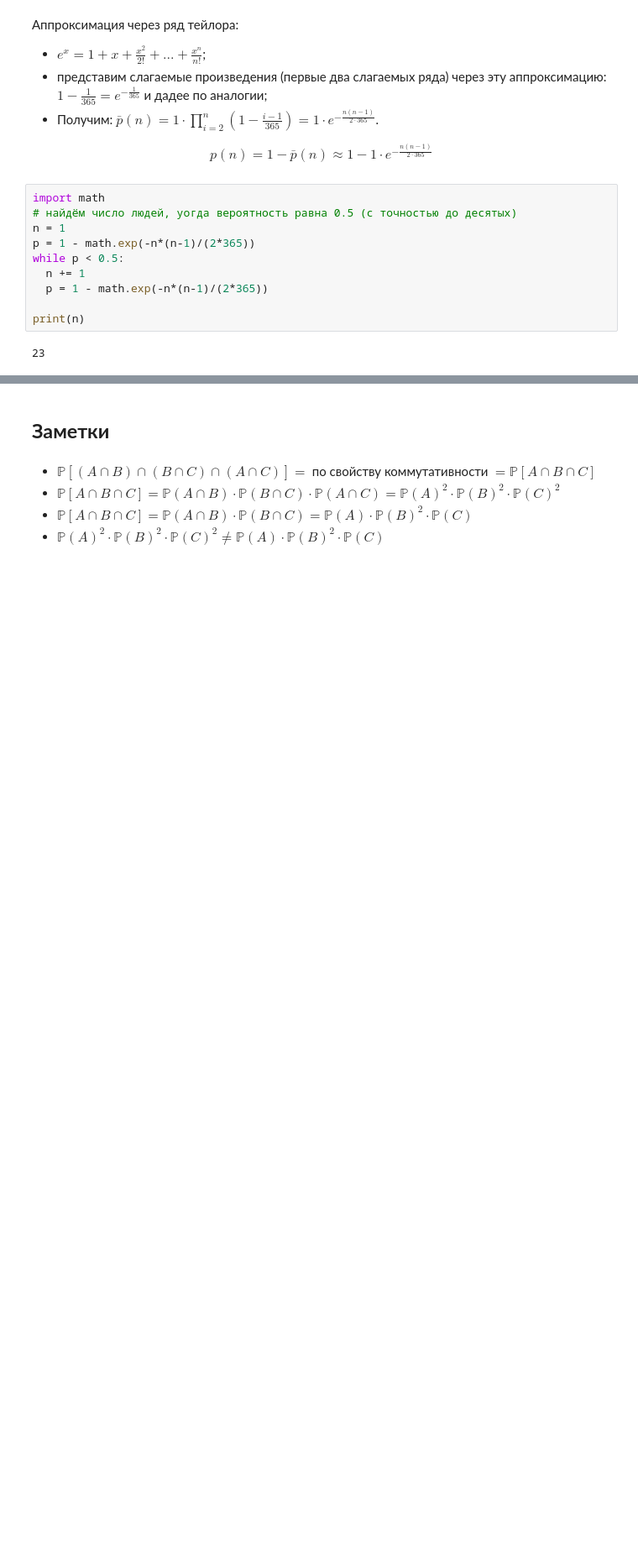
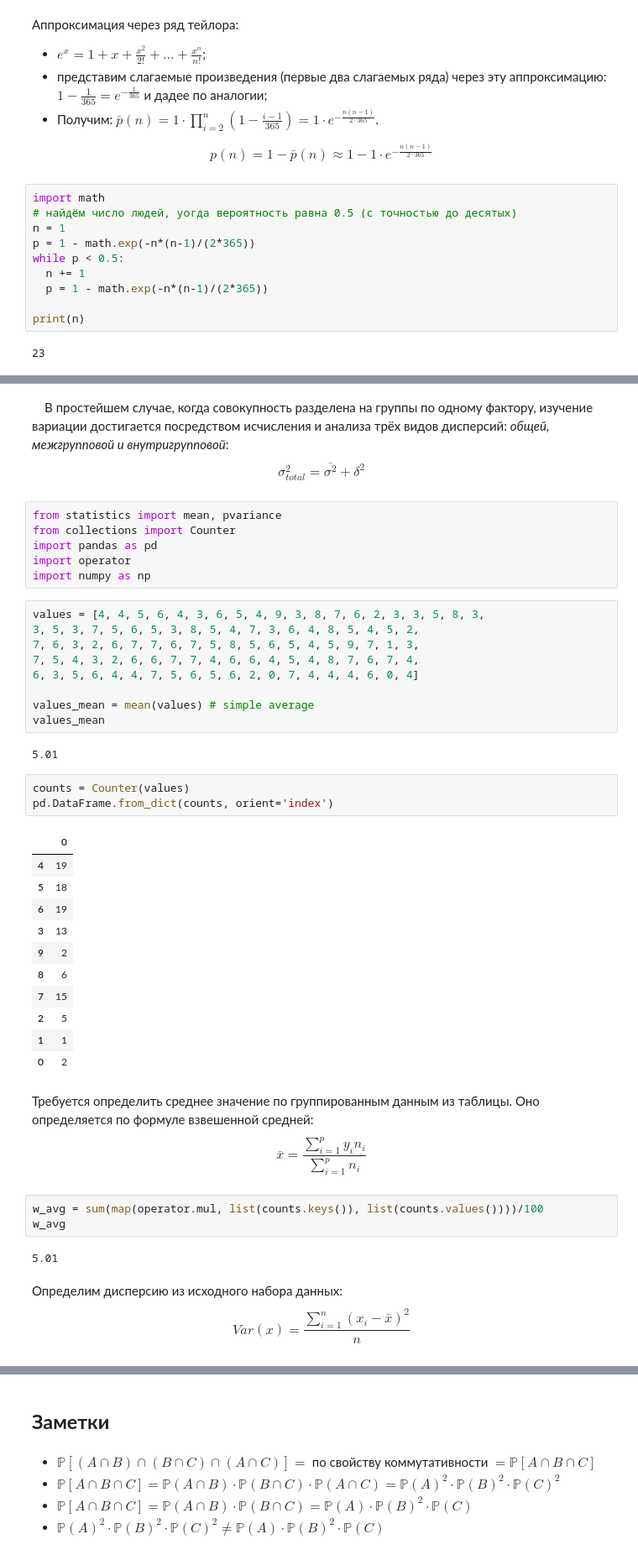
Before and after one commit to Felhaba/Math_Programming_Yandex_OZON, a Jupyter notebook: Probability_theory.ipynb, the cells around one changed output, grey strips where cells are left out. Shown at 84% size. Saved outputs shown, nothing was run; the diff lists cells and outputs as text; blank space fills up the shorter version.

```diff
--- a/Probability_theory.ipynb
+++ b/Probability_theory.ipynb
@@ -437,0 +451,46 @@ print(n)
+# %% [markdown]
+&emsp; В простейшем случае, когда совокупность разделена на группы по одному фактору, изучение вариации достигается посредством исчисления и анализа трёх видов дисперсий: *общей, межгрупповой и внутригрупповой*:
+$$\sigma_{total}^2 = \bar{\sigma^2}+\delta^2$$
+# %%
+from statistics import mean, pvariance
+from collections import Counter
+import pandas as pd
+import operator
+import numpy as np
+# %%
+values = [4, 4, 5, 6, 4, 3, 6, 5, 4, 9, 3, 8, 7, 6, 2, 3, 3, 5, 8, 3,
+3, 5, 3, 7, 5, 6, 5, 3, 8, 5, 4, 7, 3, 6, 4, 8, 5, 4, 5, 2,
+7, 6, 3, 2, 6, 7, 7, 6, 7, 5, 8, 5, 6, 5, 4, 5, 9, 7, 1, 3,
+7, 5, 4, 3, 2, 6, 6, 7, 7, 4, 6, 6, 4, 5, 4, 8, 7, 6, 7, 4,
+6, 3, 5, 6, 4, 4, 7, 5, 6, 5, 6, 2, 0, 7, 4, 4, 4, 6, 0, 4]
+
+values_mean = mean(values) # simple average
+values_mean
+# %% [output]
+5.01
+# %%
+counts = Counter(values)
+pd.DataFrame.from_dict(counts, orient='index')
+# %% [output]
+|  | 0 |
+| 4 | 19 |
+| 5 | 18 |
+| 6 | 19 |
+| 3 | 13 |
+| 9 | 2 |
+| 8 | 6 |
+| 7 | 15 |
+| 2 | 5 |
+| 1 | 1 |
+| 0 | 2 |
+# %% [markdown]
+Требуется определить среднее значение по группированным данным из таблицы. Оно определяется по формуле взвешенной средней:
+$$\bar x = \dfrac{\sum_{i=1}^p y_in_i}{\sum_{i=1}^p n_i}$$
+# %%
+w_avg = sum(map(operator.mul, list(counts.keys()), list(counts.values())))/100
+w_avg
+# %% [output]
+5.01
+# %% [markdown]
+Определим дисперсию из исходного набора данных:
+$$Var(x) = \dfrac{\sum_{i=1}^n (x_i - \bar x)^2}{n}$$
```
Also changed, not shown: parts of 16 cells of this notebook.
